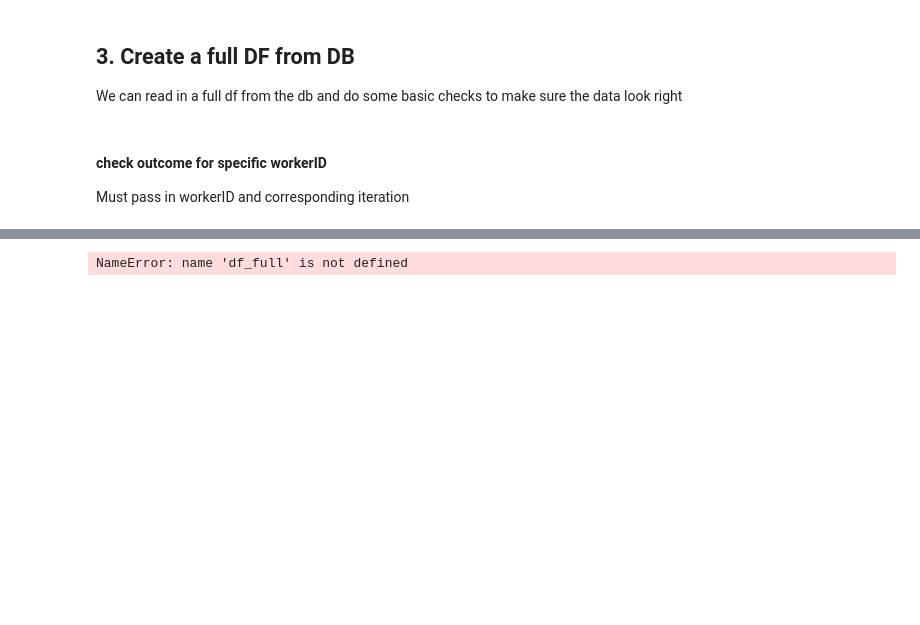
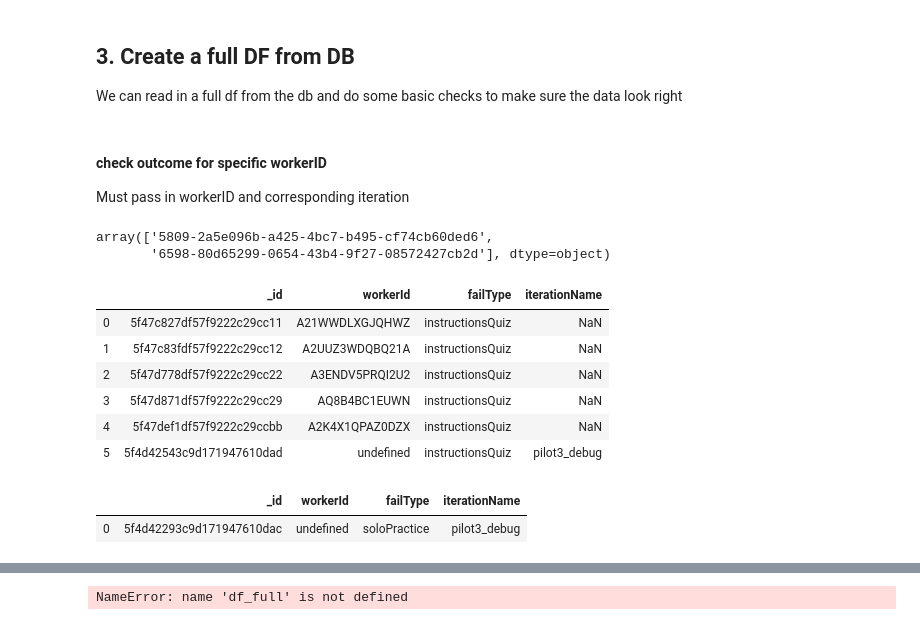
Before and after one commit to cogtoolslab/compositional-abstractions, a Jupyter notebook: analysis/compabs_analysis_p3.ipynb, the cells around one changed output, grey strips where cells are left out. Drawn from its saved outputs; the diff is of its cells as text; code cells hidden in the pictures; blank space fills up the shorter version.

```diff
--- a/analysis/compabs_analysis_p3.ipynb
+++ b/analysis/compabs_analysis_p3.ipynb
@@ -185,3 +185,26 @@ We can read in a full df from the db and do some basic checks to make sure the d
 # %% [markdown]
 #### check outcome for specific workerID
 Must pass in workerID and corresponding iteration
+# %%
+f = pd.DataFrame(coll.find({'iterationName': 'pilot3'}))
+f['gameid'].unique()
+# %% [output]
+array(['5809-2a5e096b-a425-4bc7-b495-cf74cb60ded6',
+       '6598-80d65299-0654-43b4-9f27-08572427cb2d'], dtype=object)
+# %%
+a = pd.DataFrame(coll.find({'failType': 'instructionsQuiz'}))
+a
+# %% [output]
+|  | _id | workerId | failType | iterationName |
+| 0 | 5f47c827df57f9222c29cc11 | A21WWDLXGJQHWZ | instructionsQuiz | NaN |
+| 1 | 5f47c83fdf57f9222c29cc12 | A2UUZ3WDQBQ21A | instructionsQuiz | NaN |
+| 2 | 5f47d778df57f9222c29cc22 | A3ENDV5PRQI2U2 | instructionsQuiz | NaN |
+| 3 | 5f47d871df57f9222c29cc29 | AQ8B4BC1EUWN | instructionsQuiz | NaN |
+| 4 | 5f47def1df57f9222c29ccbb | A2K4X1QPAZ0DZX | instructionsQuiz | NaN |
+| 5 | 5f4d42543c9d171947610dad | undefined | instructionsQuiz | pilot3_debug |
+# %%
+b = pd.DataFrame(coll.find({'failType': 'soloPractice'}))
+b
+# %% [output]
+|  | _id | workerId | failType | iterationName |
+| 0 | 5f4d42293c9d171947610dac | undefined | soloPractice | pilot3_debug |
```
Also changed, not shown: parts of 14 cells of this notebook.
